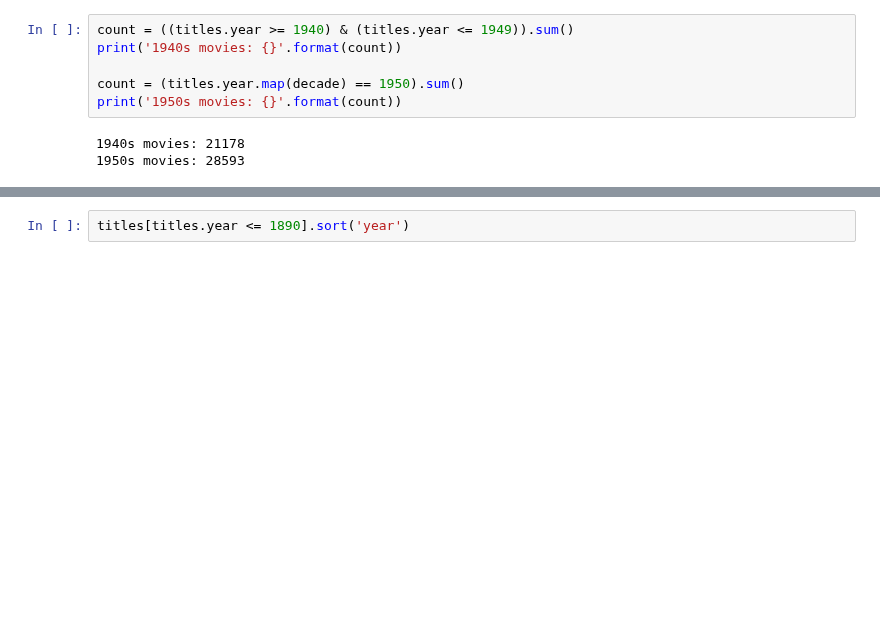
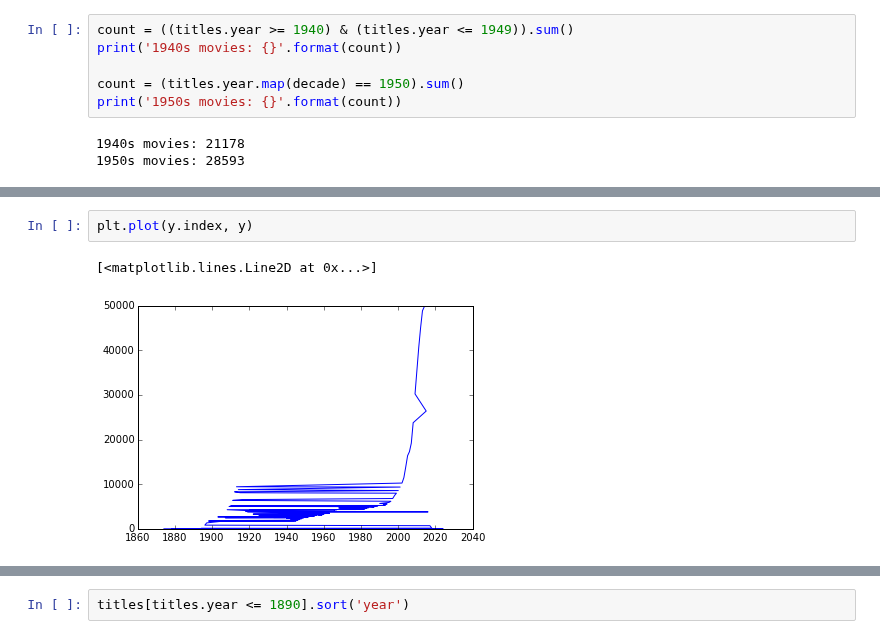
Before and after one commit to brandon-rhodes/pycon-pandas-tutorial, a Jupyter notebook: Solutions.ipynb, the cells around one changed output, grey strips where cells are left out. Saved outputs shown, nothing was run; the diff lists cells and outputs as text; blank space fills up the shorter version.

```diff
--- a/Solutions.ipynb
+++ b/Solutions.ipynb
@@ -55,0 +87,5 @@ plot(y.index, y)
+# %%
+plt.plot(y.index, y)
+# %% [output]
+[<matplotlib.lines.Line2D at 0x...>]
+[figure, added]
```
Also changed, not shown: parts of 37 cells of this notebook, 1 other file.
